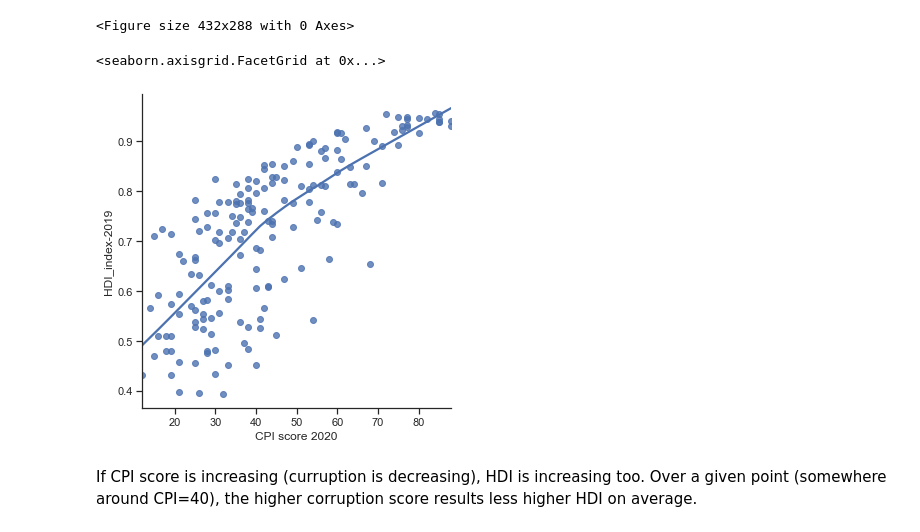
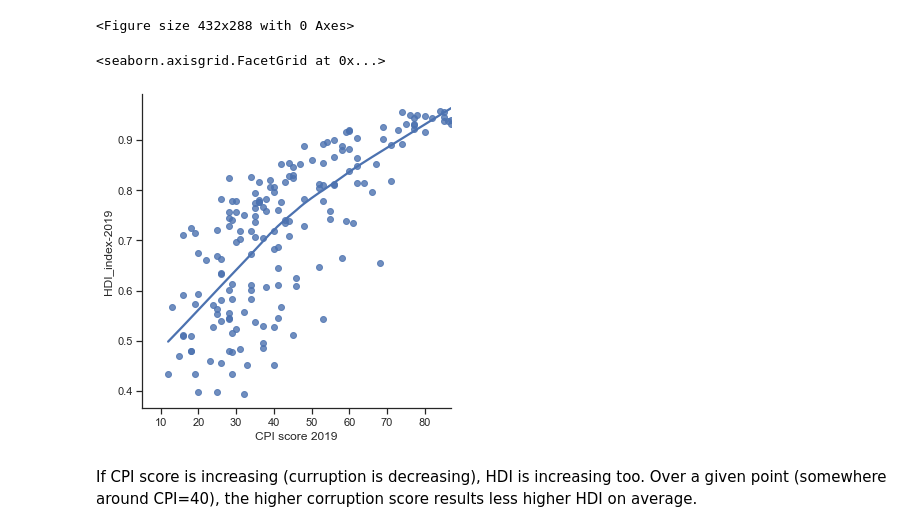
Before and after one commit to ASerfozo/CEU_Python, a Jupyter notebook: code/Term_Project_analysis.ipynb, the cells around one changed output. Drawn from its saved outputs; the diff is of its cells as text; code cells hidden in the pictures.

```diff
--- a/code/Term_Project_analysis.ipynb
+++ b/code/Term_Project_analysis.ipynb
@@ -98,10 +104,10 @@ plt.figure()
 import seaborn as sns
 sns.set(style="ticks")
 # %%
-sns.lmplot(x="CPI score 2020", y="HDI_index-2019", data=df1, lowess = True, palette="muted")
+sns.lmplot(x="CPI score 2019", y="HDI_index-2019", data=df1, lowess = True, palette="muted")
 # %% [output]
 <seaborn.axisgrid.FacetGrid at 0x...>
-[figure, old version]
+[figure, new version]
 # %% [markdown]
 If CPI score is increasing (curruption is decreasing), HDI is increasing too. Over a given point (somewhere around CPI=40), the higher corruption score results less higher HDI on average.
 # %%
```
Also changed, not shown: parts of 14 cells of this notebook.
